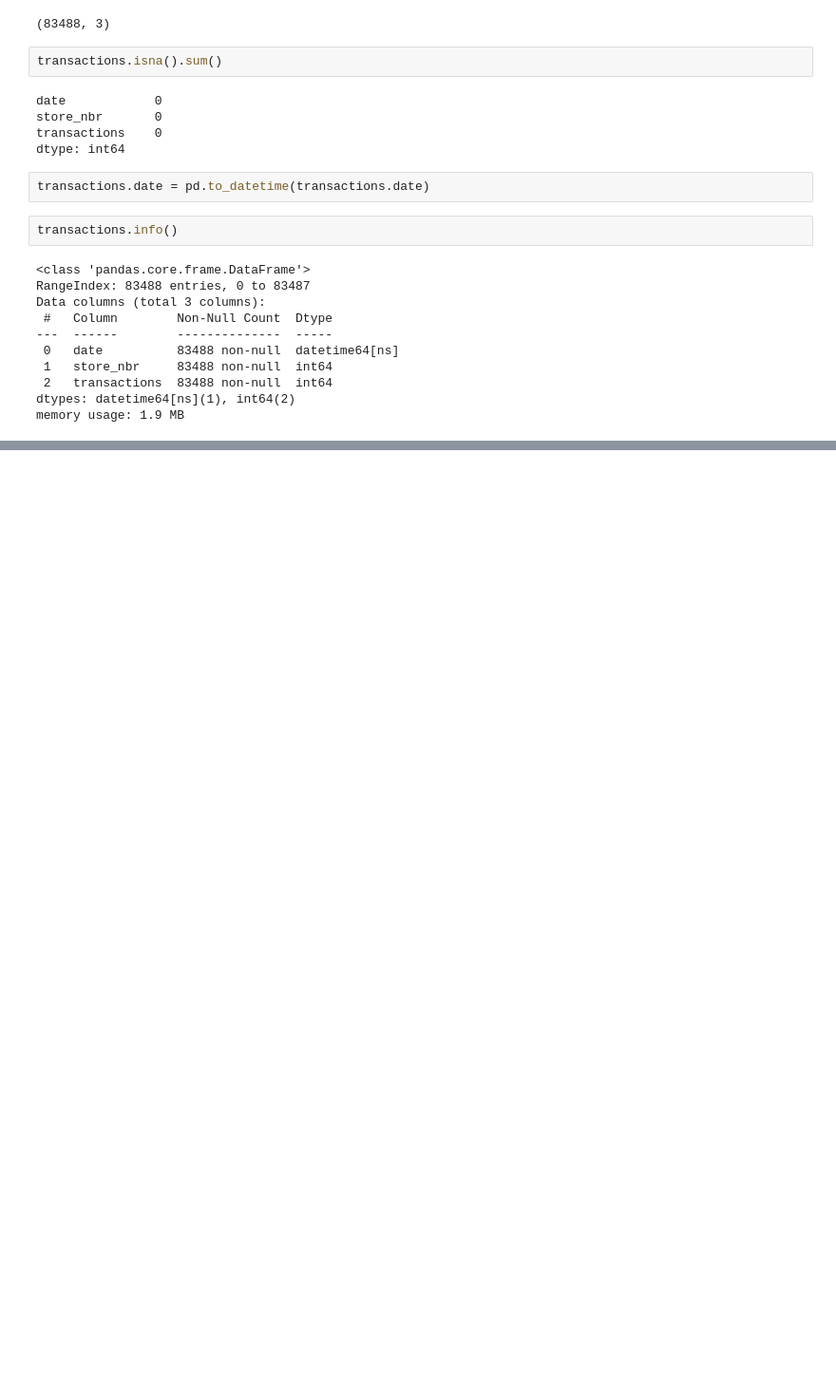
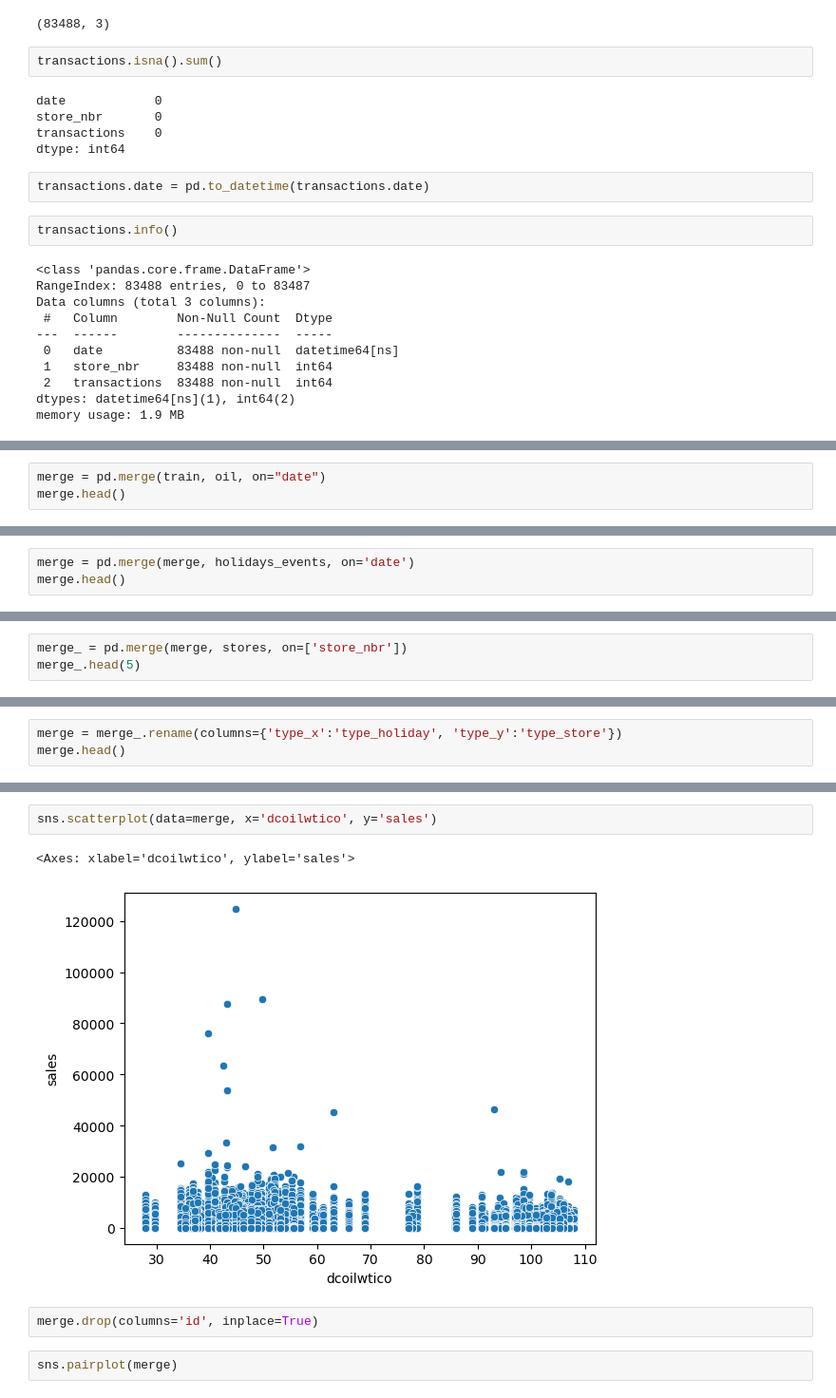
Before and after one commit to Hermann002/Notebooks_data_science-analysis, a Jupyter notebook: store-sales/notebookETL.ipynb, the cells around one changed output, grey strips where cells are left out. Shown at 95% size. Cells and saved outputs as stored; diff of their text form; blank space fills up the shorter version.

Commit message:
merger de nouveau

```diff
--- a/store-sales/notebookETL.ipynb
+++ b/store-sales/notebookETL.ipynb
@@ -274,0 +298,3 @@ sns.barplot(data=transactions, x="date", y="transactions")
+# %%
+merge = pd.merge(train, oil, on="date")
+merge.head()
@@ -274,0 +308,3 @@ sns.barplot(data=transactions, x="date", y="transactions")
+# %%
+merge = pd.merge(merge, holidays_events, on='date')
+merge.head()
@@ -274,0 +318,3 @@ sns.barplot(data=transactions, x="date", y="transactions")
+# %%
+merge_ = pd.merge(merge, stores, on=['store_nbr'])
+merge_.head(5)
@@ -274,0 +328,3 @@ sns.barplot(data=transactions, x="date", y="transactions")
+# %%
+merge = merge_.rename(columns={'type_x':'type_holiday', 'type_y':'type_store'})
+merge.head()
@@ -274,0 +364,9 @@ sns.barplot(data=transactions, x="date", y="transactions")
+# %%
+sns.scatterplot(data=merge, x='dcoilwtico', y='sales')
+# %% [output]
+<Axes: xlabel='dcoilwtico', ylabel='sales'>
+[figure, added]
+# %%
+merge.drop(columns='id', inplace=True)
+# %%
+sns.pairplot(merge)
```
Also changed, not shown: parts of 13 cells of this notebook, 1 other file.
